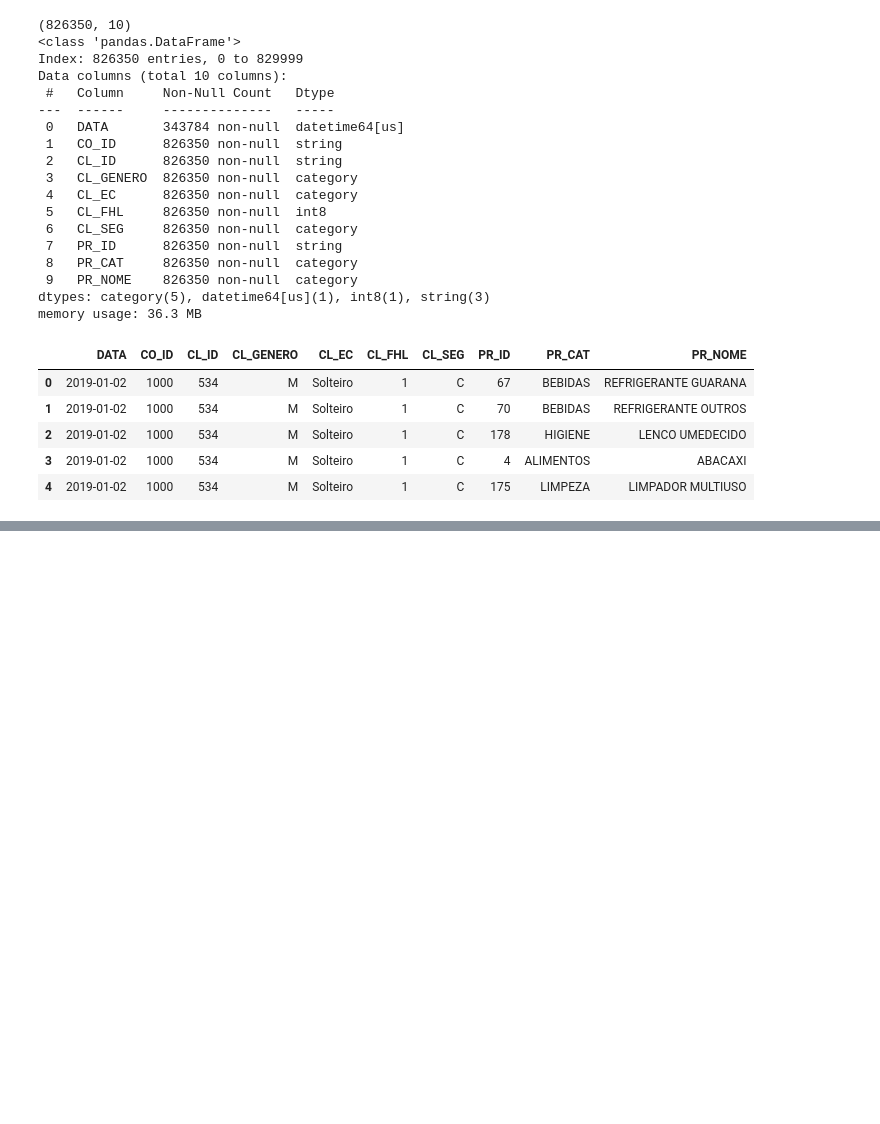
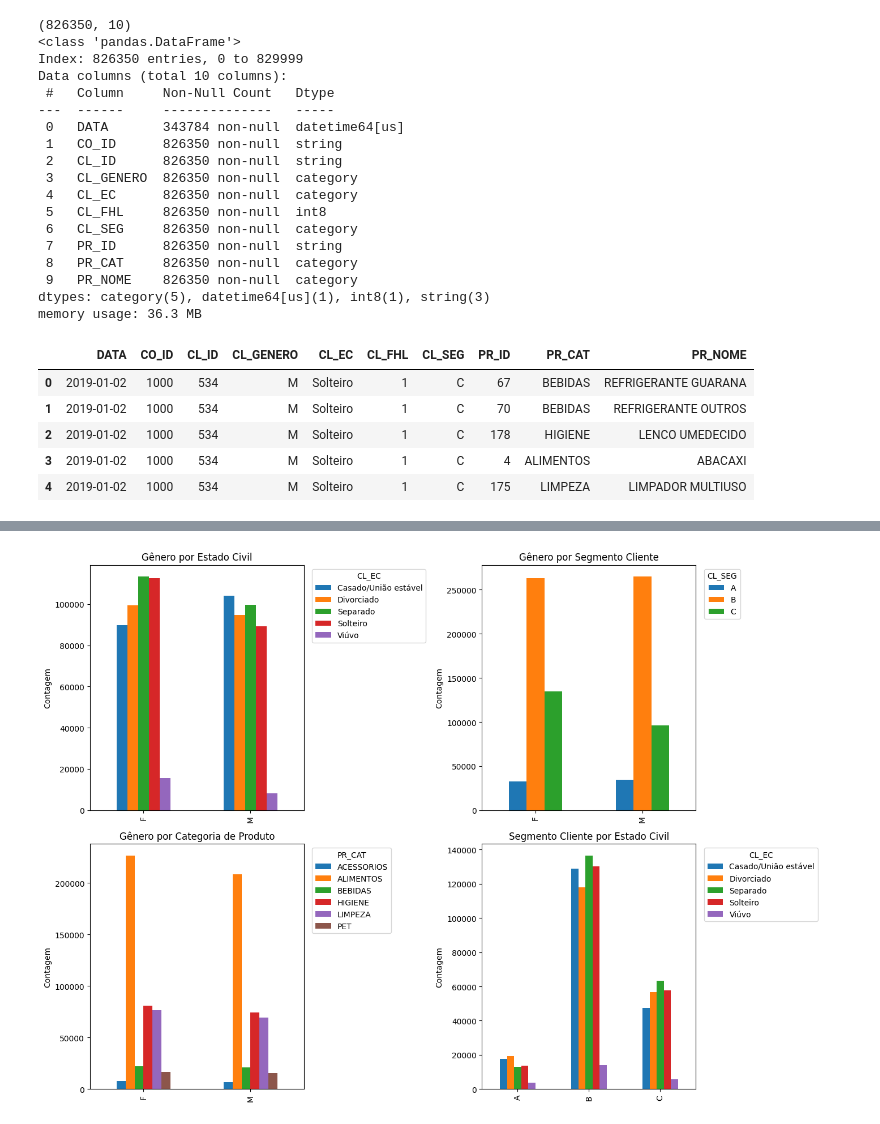
Before and after one commit to vieiradatalab/SCTEC_T1, a Jupyter notebook: analise_varejo.ipynb, the cells around one changed output, grey strips where cells are left out. Saved outputs shown, nothing was run; the diff lists cells and outputs as text; code cells hidden in the pictures; blank space fills up the shorter version.

```diff
--- a/analise_varejo.ipynb
+++ b/analise_varejo.ipynb
@@ -295,0 +380,27 @@ df.head()
+# %%
+# Definindo os pares de colunas e os títulos correspondentes
+pairs = [('CL_GENERO', 'CL_EC'), ('CL_GENERO', 'CL_SEG'), ('CL_GENERO', 'PR_CAT'), ('CL_SEG', 'CL_EC')]
+titles = ['Gênero por Estado Civil', 'Gênero por Segmento Cliente', 'Gênero por Categoria de Produto', 'Segmento Cliente por Estado Civil']
+
+# Criando a figura com subplots 2x2
+fig, axes = plt.subplots(2, 2, figsize=(14, 10))
+axes = axes.flatten()
+
+# Loop para gerar os gráficos
+for i, (col1, col2) in enumerate(pairs):
+    # Criando tabela cruzada e plotando barras
+    ct = pd.crosstab(df[col1], df[col2])
+    ct.plot(kind='bar', ax=axes[i])
+
+    # Aplicando título e rótulos
+    axes[i].set_title(titles[i])
+    axes[i].set_ylabel('Contagem')
+    axes[i].set_xlabel('')
+
+    # Ajustando legenda
+    axes[i].legend(title=col2, loc='upper left', bbox_to_anchor=(1.02, 1))
+
+plt.tight_layout()
+plt.show()
+# %% [output]
+[figure, added]
```
Also changed, not shown: parts of 10 cells of this notebook.
